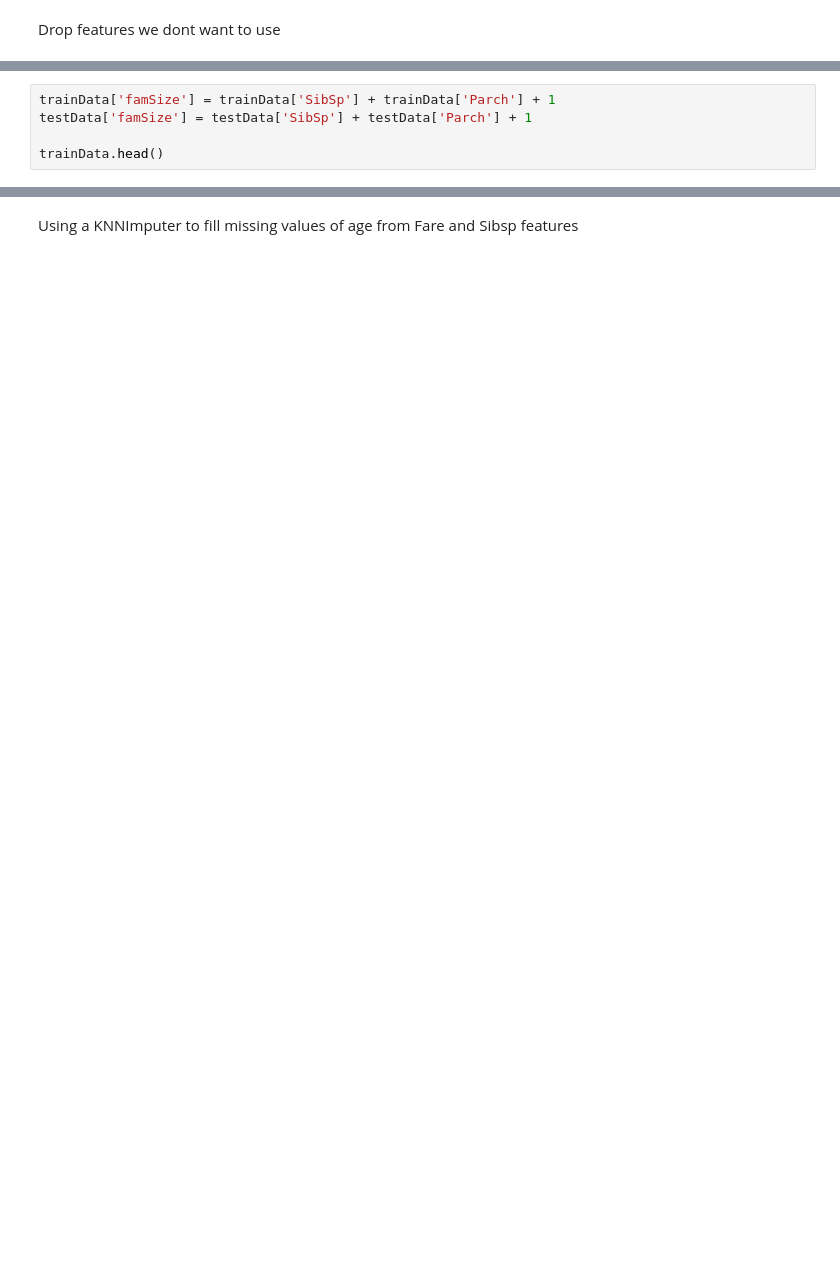
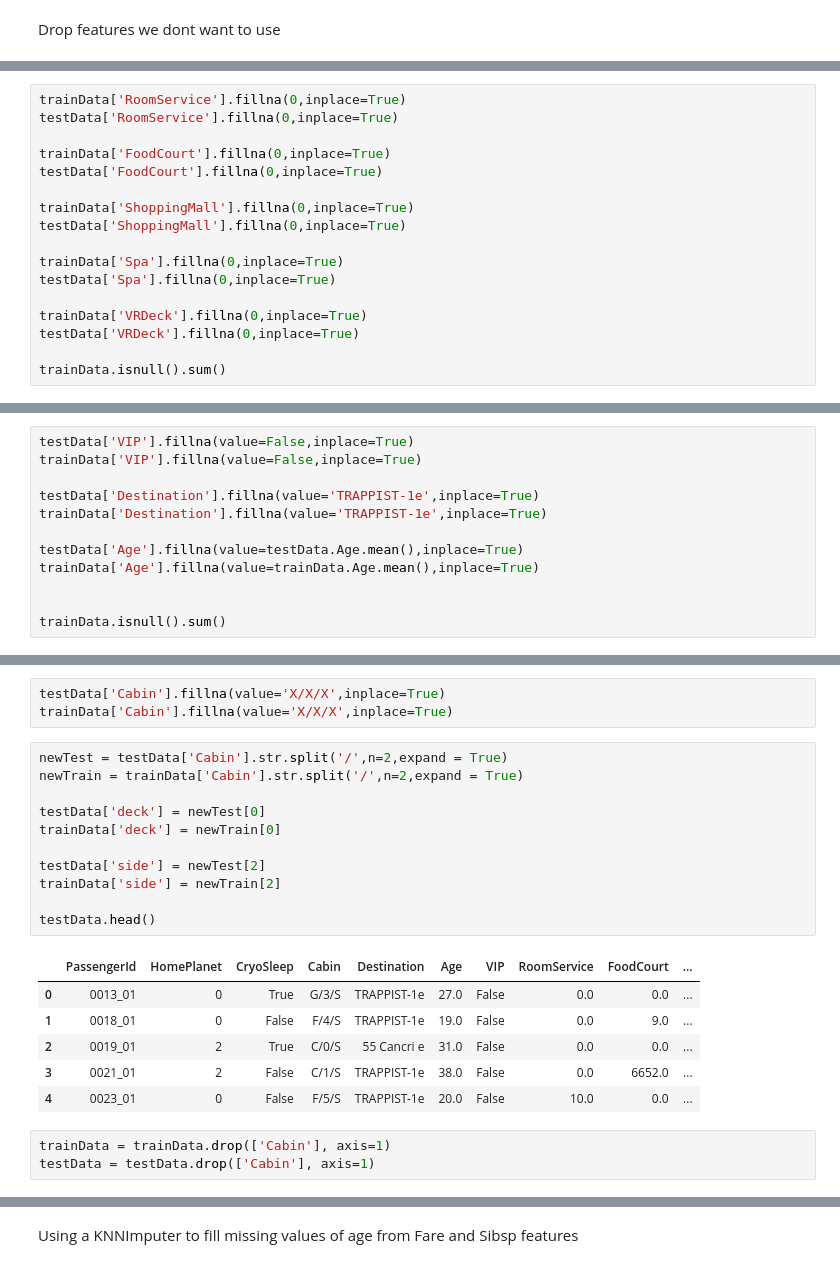
Before and after one commit to Clutch-Hinkle/kaggle-spaceship-titanic, a Jupyter notebook: spaceShip[-warmup-comp.ipynb, the cells around one changed output, grey strips where cells are left out. Saved outputs shown, nothing was run; the diff lists cells and outputs as text; blank space fills up the shorter version.

```diff
--- a/spaceShip[-warmup-comp.ipynb
+++ b/spaceShip[-warmup-comp.ipynb
@@ -128,6 +117,18 @@ trainData.head()
 # %%
-trainData['famSize'] = trainData['SibSp'] + trainData['Parch'] + 1
-testData['famSize'] = testData['SibSp'] + testData['Parch'] + 1
+trainData['RoomService'].fillna(0,inplace=True)
+testData['RoomService'].fillna(0,inplace=True)
 
-trainData.head()
+trainData['FoodCourt'].fillna(0,inplace=True)
+testData['FoodCourt'].fillna(0,inplace=True)
+
+trainData['ShoppingMall'].fillna(0,inplace=True)
+testData['ShoppingMall'].fillna(0,inplace=True)
+
+trainData['Spa'].fillna(0,inplace=True)
+testData['Spa'].fillna(0,inplace=True)
+
+trainData['VRDeck'].fillna(0,inplace=True)
+testData['VRDeck'].fillna(0,inplace=True)
+
+trainData.isnull().sum()
 # %% [output]
@@ -139,0 +149,12 @@ trainData.head()
+# %%
+testData['VIP'].fillna(value=False,inplace=True)
+trainData['VIP'].fillna(value=False,inplace=True)
+
+testData['Destination'].fillna(value='TRAPPIST-1e',inplace=True)
+trainData['Destination'].fillna(value='TRAPPIST-1e',inplace=True)
+
+testData['Age'].fillna(value=testData.Age.mean(),inplace=True)
+trainData['Age'].fillna(value=trainData.Age.mean(),inplace=True)
+
+
+trainData.isnull().sum()
@@ -139,0 +176,24 @@ trainData.head()
+# %%
+testData['Cabin'].fillna(value='X/X/X',inplace=True)
+trainData['Cabin'].fillna(value='X/X/X',inplace=True)
+# %%
+newTest = testData['Cabin'].str.split('/',n=2,expand = True)
+newTrain = trainData['Cabin'].str.split('/',n=2,expand = True)
+
+testData['deck'] = newTest[0]
+trainData['deck'] = newTrain[0]
+
+testData['side'] = newTest[2]
+trainData['side'] = newTrain[2]
+
+testData.head()
+# %% [output]
+|  | PassengerId | HomePlanet | CryoSleep | Cabin | Destination | Age | VIP | RoomService | FoodCourt | ... |
+| 0 | 0013_01 | 0 | True | G/3/S | TRAPPIST-1e | 27.0 | False | 0.0 | 0.0 | ... |
+| 1 | 0018_01 | 0 | False | F/4/S | TRAPPIST-1e | 19.0 | False | 0.0 | 9.0 | ... |
+| 2 | 0019_01 | 2 | True | C/0/S | 55 Cancri e | 31.0 | False | 0.0 | 0.0 | ... |
+| 3 | 0021_01 | 2 | False | C/1/S | TRAPPIST-1e | 38.0 | False | 0.0 | 6652.0 | ... |
+| 4 | 0023_01 | 0 | False | F/5/S | TRAPPIST-1e | 20.0 | False | 10.0 | 0.0 | ... |
+# %%
+trainData = trainData.drop(['Cabin'], axis=1)
+testData = testData.drop(['Cabin'], axis=1)
```
Also changed, not shown: parts of 37 cells of this notebook.
